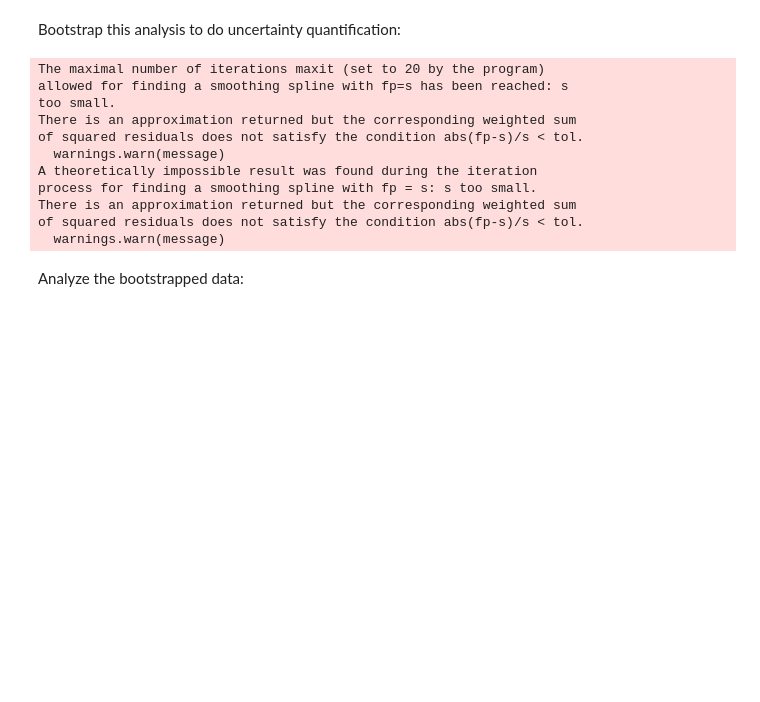
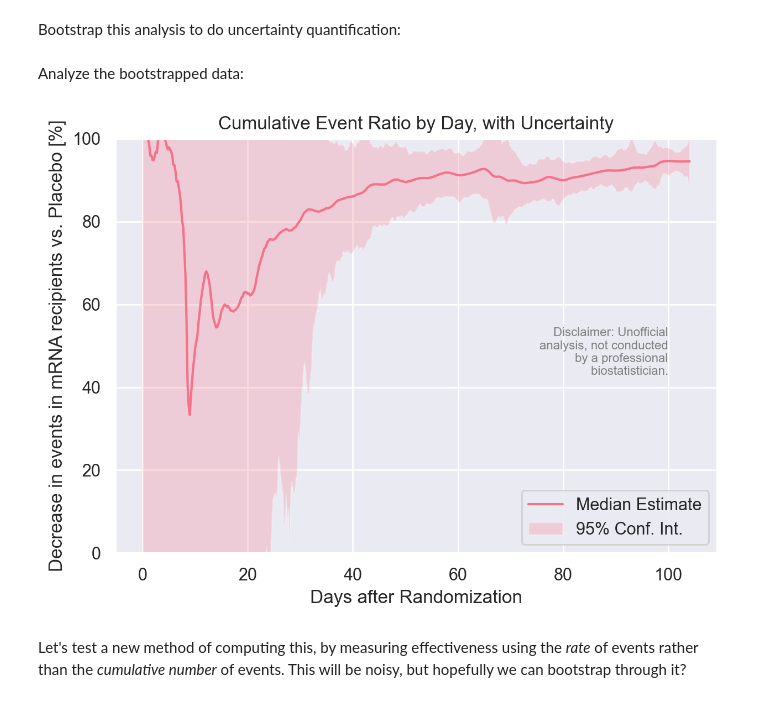
Before and after one commit to peterdsharpe/ModernaVaccineEffectiveness, a Jupyter notebook: analysis.ipynb, the cells around one changed output. Drawn from its saved outputs; the diff is of its cells as text; code cells hidden in the pictures; blank space fills up the shorter version.

```diff
--- a/analysis.ipynb
+++ b/analysis.ipynb
@@ -164,29 +167,52 @@ for i in tqdm(range(n_bootstraps), desc="Bootstrapping", unit=" samples"):
     placebo_incidence_func = interpolate.UnivariateSpline(
         x=placebo_days,
         y=placebo_incidence,
-        s=0.001,
+        s=0,
         w=get_weights(placebo_incidence)
     )
 
     mrna_incidence_func = interpolate.UnivariateSpline(
         x=mrna_days,
         y=mrna_incidence,
-        s=0.001,
+        s=0,
         w=get_weights(mrna_incidence)
     )
 
     effectiveness[:, i] = 1 - mrna_incidence_func(days) / placebo_incidence_func(days)
-# %% [output]
-The maximal number of iterations maxit (set to 20 by the program)
-allowed for finding a smoothing spline with fp=s has been reached: s
-too small.
-There is an approximation returned but the corresponding weighted sum
-of squared residuals does not satisfy the condition abs(fp-s)/s < tol.
-  warnings.warn(message)
-A theoretically impossible result was found during the iteration
-process for finding a smoothing spline with fp = s: s too small.
-There is an approximation returned but the corresponding weighted sum
-of squared residuals does not satisfy the condition abs(fp-s)/s < tol.
-  warnings.warn(message)
 # %% [markdown]
 Analyze the bootstrapped data:
+# %%
+median_effectiveness = np.median(effectiveness,axis=1)
+ci = 0.95
+
+fig, ax = plt.subplots(1, 1, figsize=(6.4, 4.8), dpi=200)
+plt.plot(days, median_effectiveness * 100,
+    label="Median Estimate"
+         )
+ci_effectiveness = np.nanquantile(
+    effectiveness,
+    q=[
+        (1-ci)/2,
+        1-(1-ci)/2
+    ],
+    axis=1,
+)
+plt.fill_between(
+    days,
+    ci_effectiveness[0,:] * 100,
+    ci_effectiveness[1,:] * 100,
+    alpha=0.25,
+    label="95% Conf. Int."
+)
+plt.ylim(0, 100)
+plt.xlabel(r"Days after Randomization")
+plt.ylabel(r"Decrease in events in mRNA recipients vs. Placebo [%]")
+plt.title(r"Cumulative Event Ratio by Day, with Uncertainty")
+plt.legend(loc="lower right")
+add_disclaimer()
+plt.tight_layout()
+plt.show()
+# %% [output]
+[figure, added]
+# %% [markdown]
+Let's test a new method of computing this, by measuring effectiveness using the *rate* of events rather than the *cumulative number* of events. This will be noisy, but hopefully we can bootstrap through it?
```
Also changed, not shown: parts of 4 cells of this notebook, 1 other file.
